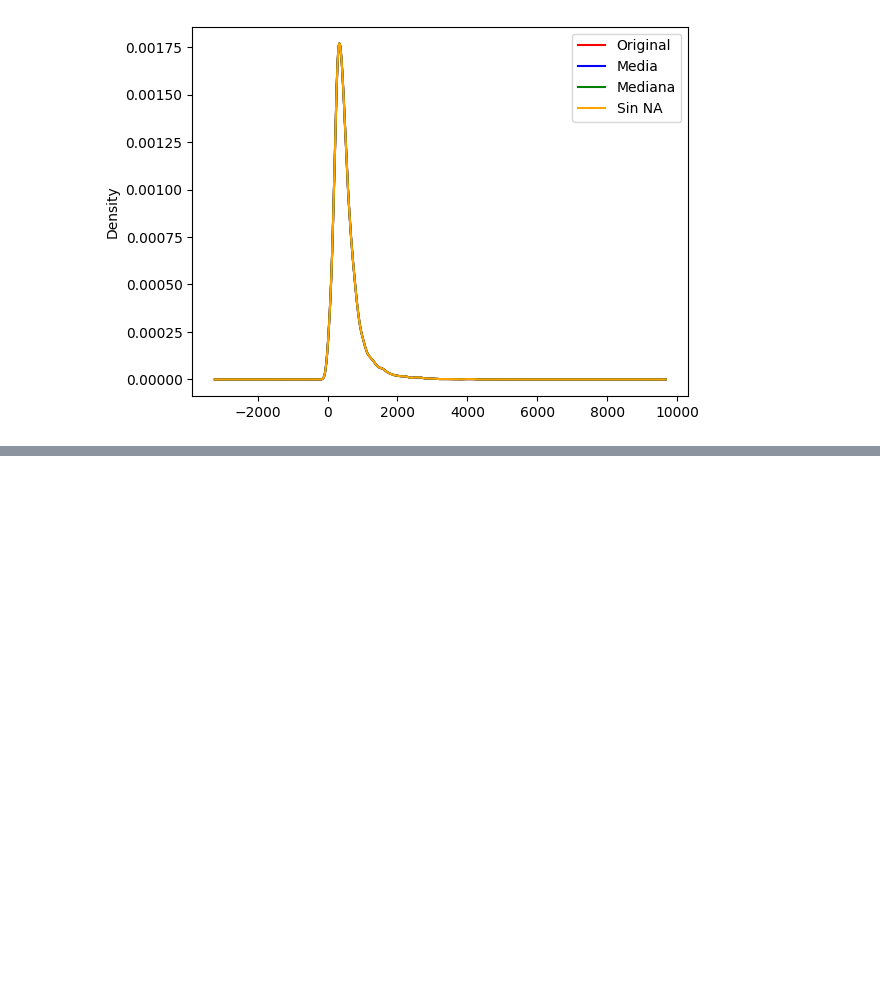
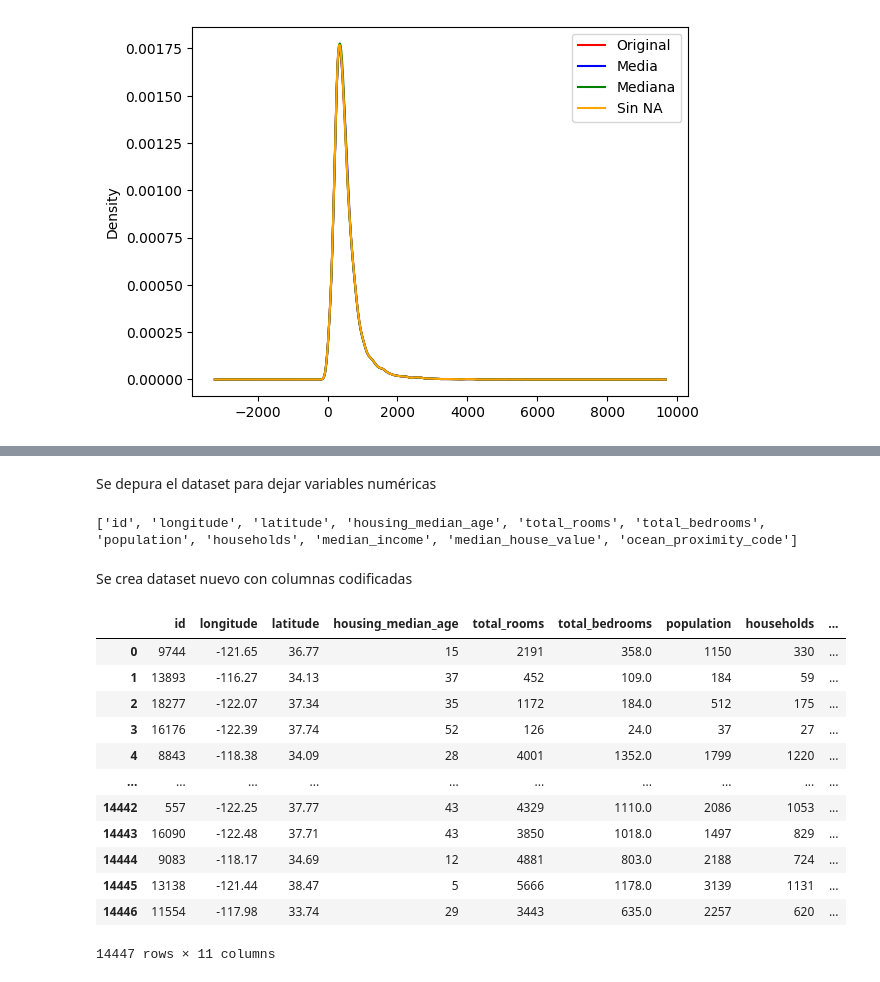
Before and after one commit to lpyo87/PAPD, a Jupyter notebook: Lab3_LPP.ipynb, the cells around one changed output, grey strips where cells are left out. Drawn from its saved outputs; the diff is of its cells as text; code cells hidden in the pictures; blank space fills up the shorter version.

```diff
--- a/Lab3_LPP.ipynb
+++ b/Lab3_LPP.ipynb
@@ -107,0 +177,44 @@ ax.legend()
+# %%
+# Se crean los diccionarios con las frecuencias de cada variable para realizar el frecuency encoding
+
+ocean_proximity_freq_mapper=(df['ocean_proximity'].value_counts().sort_values(ascending=False)).to_dict()
+# %%
+# Se mapean las frecuencias con el dataset
+
+df['ocean_proximity_code']=df['ocean_proximity'].map(ocean_proximity_freq_mapper)
+# %% [markdown]
+Se depura el dataset para dejar variables numéricas
+# %%
+#Se define la función para identificar las columnas y datos
+def GetVarsNumeric(dataset):
+    num_colsnames=[]
+    columnas=dataset.columns
+
+    for col in columnas:
+        if((dataset[col].dtype=='int64') or (dataset[col].dtype=='float')) or (dataset[col].dtype=='uint8'):
+            num_colsnames.append(col)
+    return num_colsnames
+# %%
+num_cols=GetVarsNumeric(df)
+print(num_cols)
+# %% [output]
+['id', 'longitude', 'latitude', 'housing_median_age', 'total_rooms', 'total_bedrooms', 'population', 'households', 'median_income', 'median_house_value', 'ocean_proximity_code']
+# %% [markdown]
+Se crea dataset nuevo con columnas codificadas
+# %%
+df_cod= df[num_cols]
+df_cod
+# %% [output]
+|  | id | longitude | latitude | housing_median_age | total_rooms | total_bedrooms | population | households | ... |
+| 0 | 9744 | -121.65 | 36.77 | 15 | 2191 | 358.0 | 1150 | 330 | ... |
+| 1 | 13893 | -116.27 | 34.13 | 37 | 452 | 109.0 | 184 | 59 | ... |
+| 2 | 18277 | -122.07 | 37.34 | 35 | 1172 | 184.0 | 512 | 175 | ... |
+| 3 | 16176 | -122.39 | 37.74 | 52 | 126 | 24.0 | 37 | 27 | ... |
+| 4 | 8843 | -118.38 | 34.09 | 28 | 4001 | 1352.0 | 1799 | 1220 | ... |
+| ... | ... | ... | ... | ... | ... | ... | ... | ... | ... |
+| 14442 | 557 | -122.25 | 37.77 | 43 | 4329 | 1110.0 | 2086 | 1053 | ... |
+| 14443 | 16090 | -122.48 | 37.71 | 43 | 3850 | 1018.0 | 1497 | 829 | ... |
+| 14444 | 9083 | -118.17 | 34.69 | 12 | 4881 | 803.0 | 2188 | 724 | ... |
+| 14445 | 13138 | -121.44 | 38.47 | 5 | 5666 | 1178.0 | 3139 | 1131 | ... |
+| 14446 | 11554 | -117.98 | 33.74 | 29 | 3443 | 635.0 | 2257 | 620 | ... |
+14447 rows × 11 columns
```
Also changed, not shown: parts of 42 cells of this notebook.
